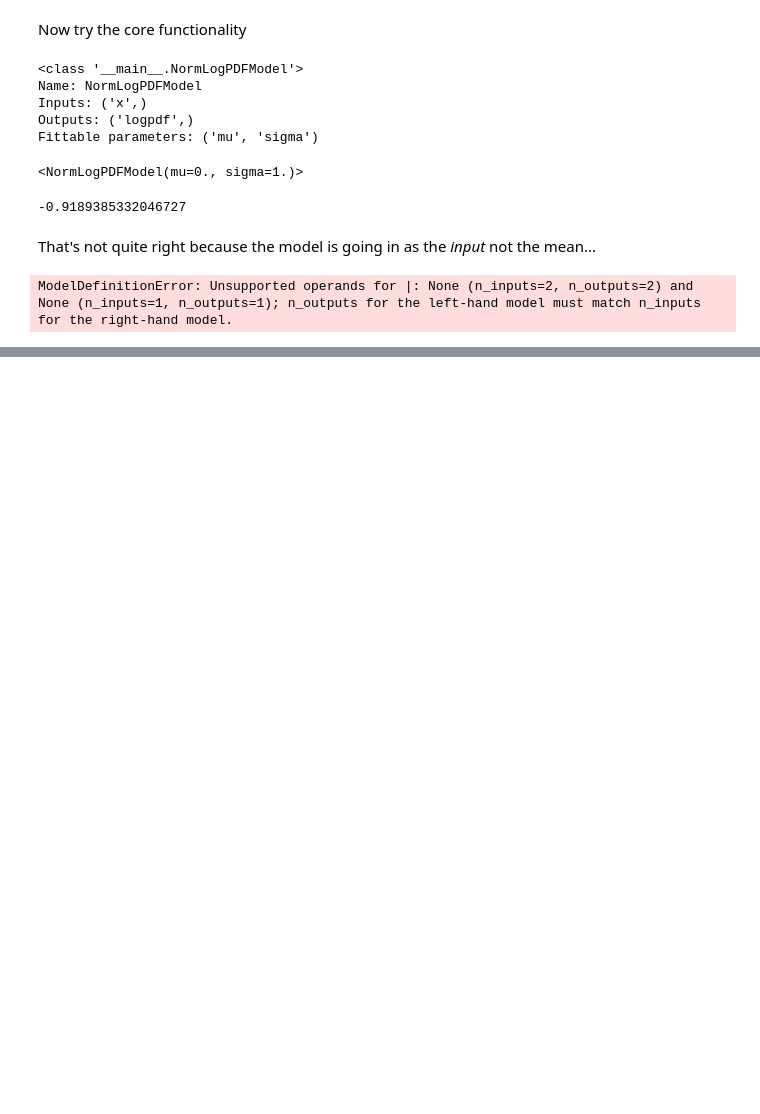
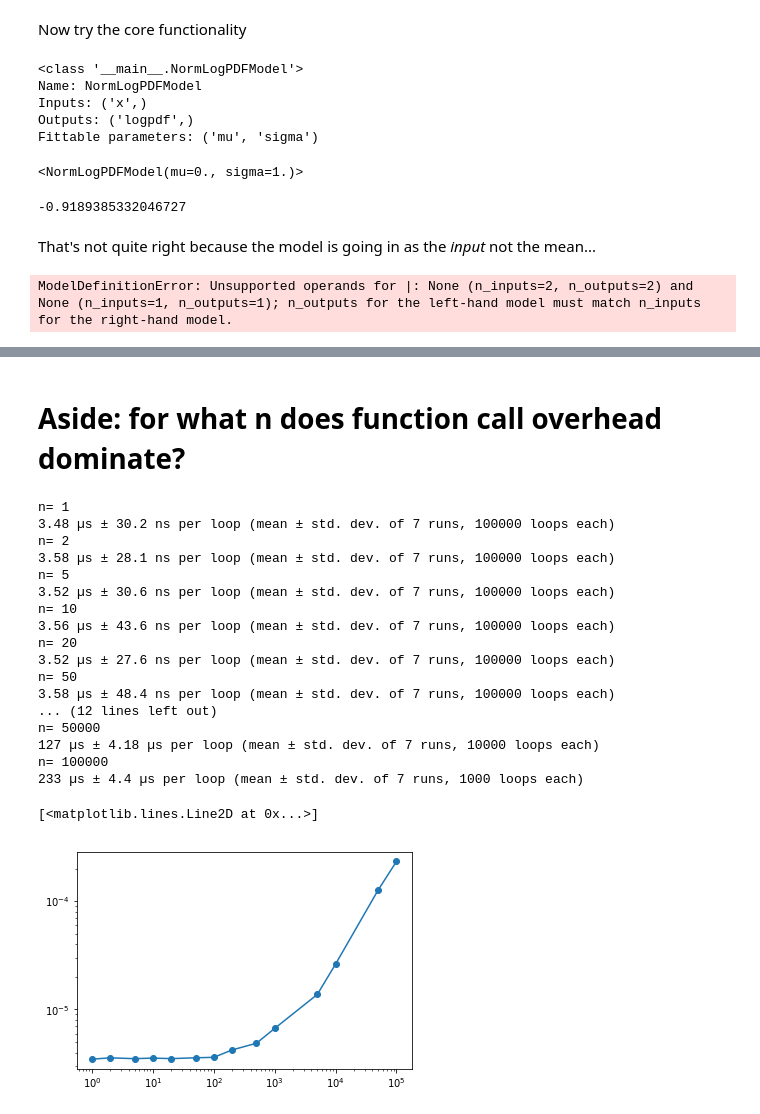
Before and after one commit to eteq/emceemr, a Jupyter notebook: notebooks/emceemr_first_experiments.ipynb, the cells around one changed output, grey strips where cells are left out. Cells and saved outputs as stored; diff of their text form; code cells hidden in the pictures; blank space fills up the shorter version.

```diff
--- a/notebooks/emceemr_first_experiments.ipynb
+++ b/notebooks/emceemr_first_experiments.ipynb
@@ -285,0 +290,38 @@ TypeError: _parse_args() got an unexpected keyword argument 'mu'
+# %% [markdown]
+# Aside: for what n does function call overhead dominate?
+# %%
+def f(a):
+    return (a + 100)*12.3
+
+def g(b):
+    return f(b) + b*2.3
+
+ns = []
+times = []
+for n in (1, 2, 5, 10, 20, 50, 100,200, 500, 1000,5000, 10000, 50000, 100000):
+    print('n=', n)
+    a = np.random.randn(n)
+    res = %timeit -o g(a)
+    ns.append(n)
+    times.append(res.average)
+plt.loglog(ns, times, 'o-')
+# %% [output]
+n= 1
+3.48 µs ± 30.2 ns per loop (mean ± std. dev. of 7 runs, 100000 loops each)
+n= 2
+3.58 µs ± 28.1 ns per loop (mean ± std. dev. of 7 runs, 100000 loops each)
+n= 5
+3.52 µs ± 30.6 ns per loop (mean ± std. dev. of 7 runs, 100000 loops each)
+n= 10
+3.56 µs ± 43.6 ns per loop (mean ± std. dev. of 7 runs, 100000 loops each)
+n= 20
+3.52 µs ± 27.6 ns per loop (mean ± std. dev. of 7 runs, 100000 loops each)
+n= 50
+3.58 µs ± 48.4 ns per loop (mean ± std. dev. of 7 runs, 100000 loops each)
+... (12 lines left out)
+n= 50000
+127 µs ± 4.18 µs per loop (mean ± std. dev. of 7 runs, 10000 loops each)
+n= 100000
+233 µs ± 4.4 µs per loop (mean ± std. dev. of 7 runs, 1000 loops each)
+[<matplotlib.lines.Line2D at 0x...>]
+[figure, added]
```
Also changed, not shown: parts of 15 cells of this notebook.
